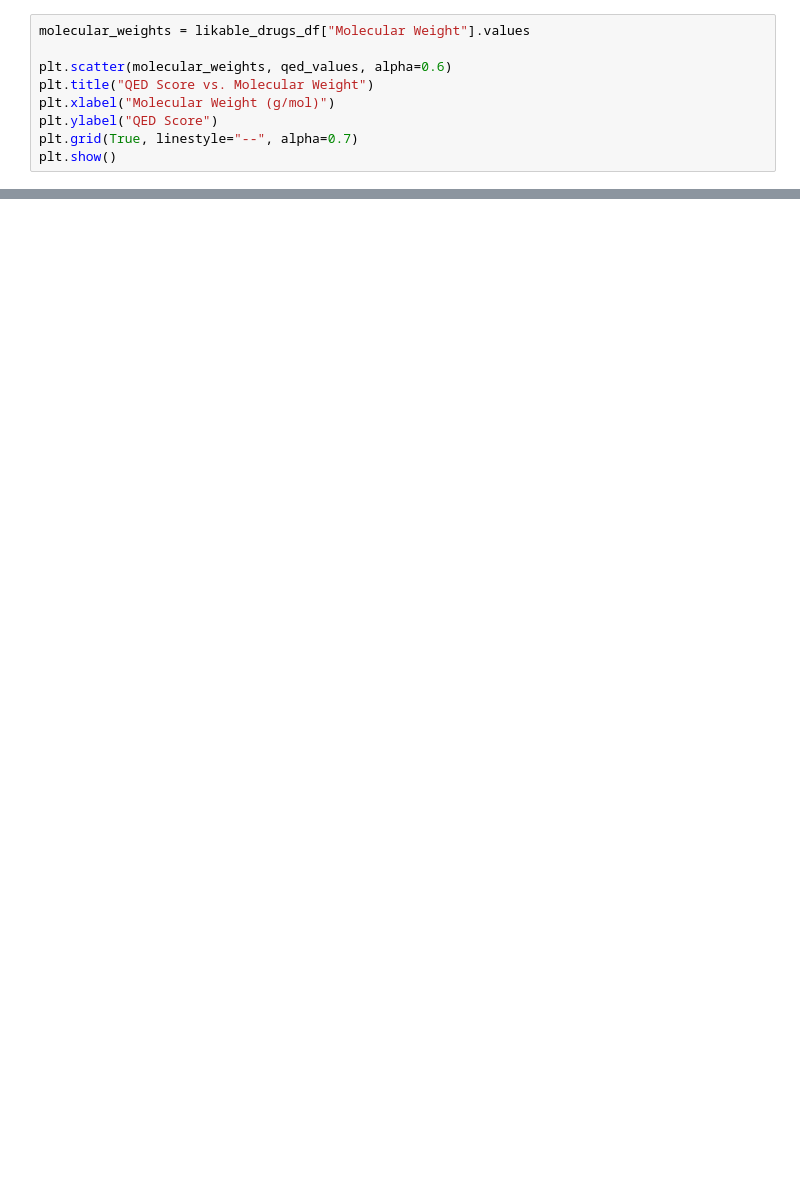
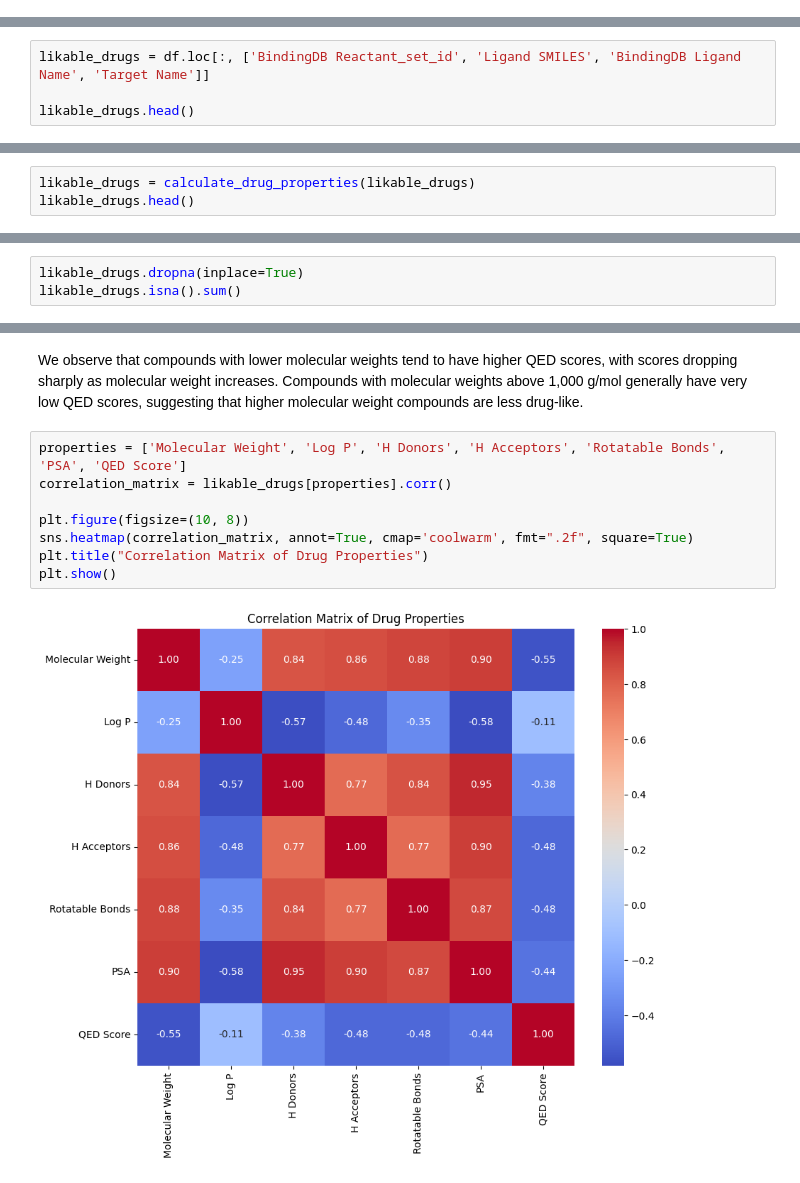
Before and after one commit to epfl-ada/ada-2024-project-hotada, a Jupyter notebook: src/models/likeness_analysis.ipynb, the cells around one changed output, grey strips where cells are left out. Drawn from its saved outputs; the diff is of its cells as text; blank space fills up the shorter version.

```diff
--- a/src/models/likeness_analysis.ipynb
+++ b/src/models/likeness_analysis.ipynb
@@ -141,9 +12,0 @@ Number of observations over 99th percentile: 18167 out of 1832604
-# %%
-molecular_weights = likable_drugs_df["Molecular Weight"].values
-
-plt.scatter(molecular_weights, qed_values, alpha=0.6)
-plt.title("QED Score vs. Molecular Weight")
-plt.xlabel("Molecular Weight (g/mol)")
-plt.ylabel("QED Score")
-plt.grid(True, linestyle="--", alpha=0.7)
-plt.show()
@@ -153,0 +13,4 @@ This scatter plot shows that QED scores generally increase with molecular weight
+# %%
+likable_drugs = df.loc[:, ['BindingDB Reactant_set_id', 'Ligand SMILES', 'BindingDB Ligand Name', 'Target Name']]
+
+likable_drugs.head()
@@ -153,0 +121,3 @@ This scatter plot shows that QED scores generally increase with molecular weight
+# %%
+likable_drugs = calculate_drug_properties(likable_drugs)
+likable_drugs.head()
@@ -153,0 +245,3 @@ This scatter plot shows that QED scores generally increase with molecular weight
+# %%
+likable_drugs.dropna(inplace=True)
+likable_drugs.isna().sum()
@@ -153,0 +316,12 @@ This scatter plot shows that QED scores generally increase with molecular weight
+# %% [markdown]
+We observe that compounds with lower molecular weights tend to have higher QED scores, with scores dropping sharply as molecular weight increases. Compounds with molecular weights above 1,000 g/mol generally have very low QED scores, suggesting that higher molecular weight compounds are less drug-like.
+# %%
+properties = ['Molecular Weight', 'Log P', 'H Donors', 'H Acceptors', 'Rotatable Bonds', 'PSA', 'QED Score']
+correlation_matrix = likable_drugs[properties].corr()
+
+plt.figure(figsize=(10, 8))
+sns.heatmap(correlation_matrix, annot=True, cmap='coolwarm', fmt=".2f", square=True)
+plt.title("Correlation Matrix of Drug Properties")
+plt.show()
+# %% [output]
+[figure, added]
```
Also changed, not shown: parts of 40 cells of this notebook.
